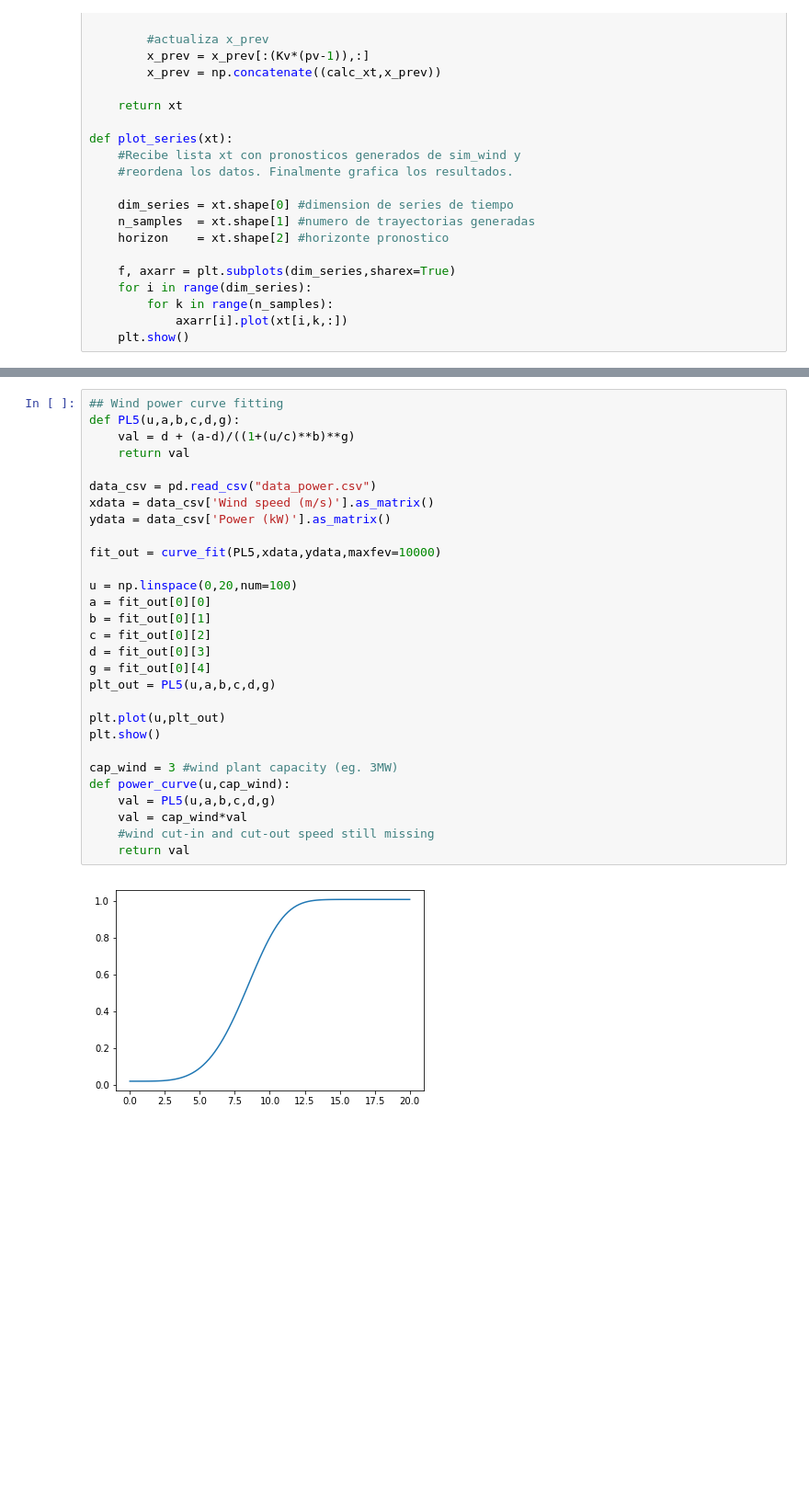
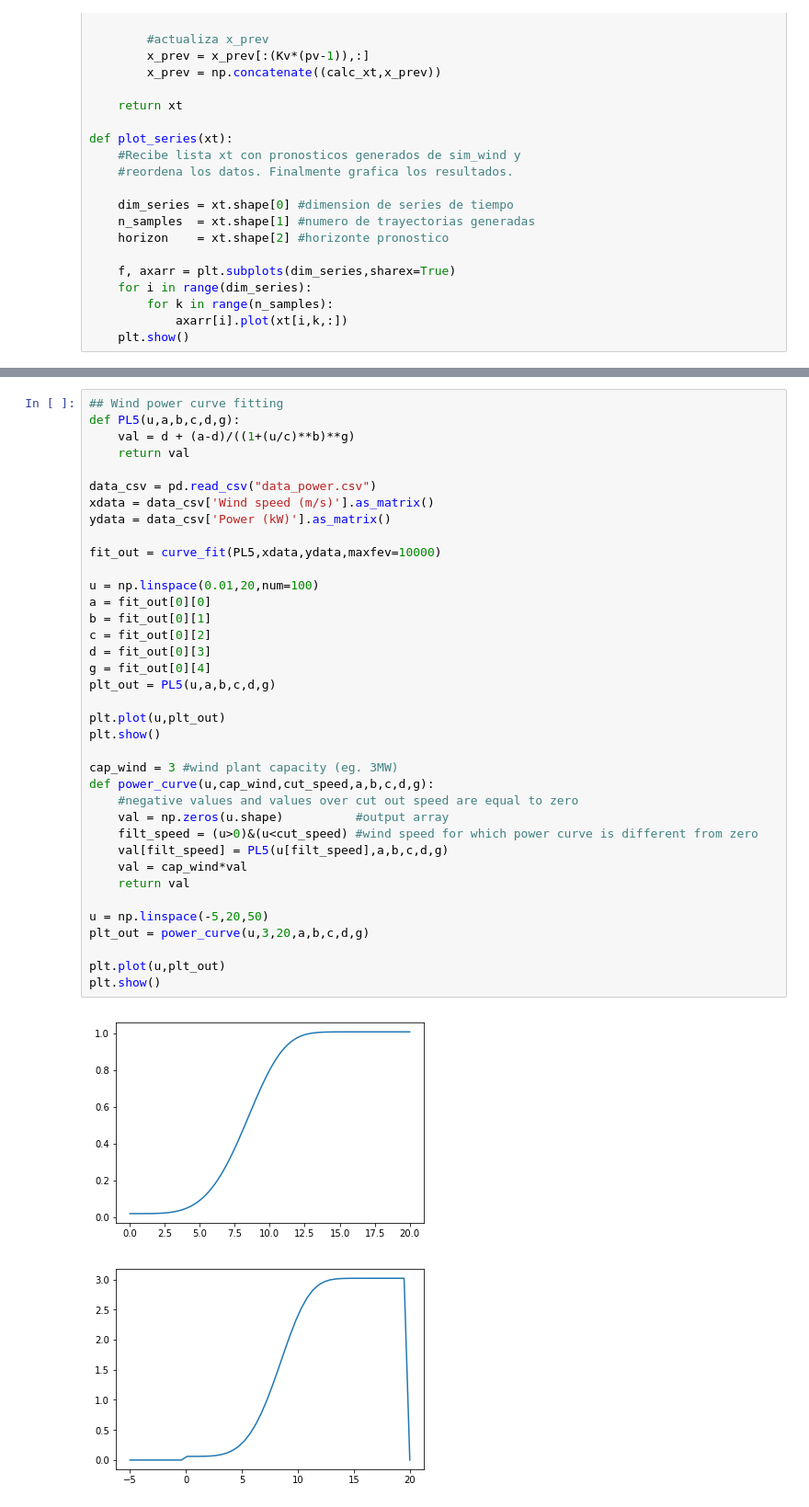
Before and after one commit to ChrisAMS/TAIM, a Jupyter notebook: 2dMC - low level.ipynb, the cells around one changed output, grey strips where cells are left out. Shown at 92% size. Drawn from its saved outputs; the diff is of its cells as text; blank space fills up the shorter version.

```diff
--- a/2dMC - low level.ipynb
+++ b/2dMC - low level.ipynb
@@ -82,34 +82,43 @@ plot_series(time_series)
 # %%
 ## Wind power curve fitting
 def PL5(u,a,b,c,d,g):
     val = d + (a-d)/((1+(u/c)**b)**g)
     return val
 
 data_csv = pd.read_csv("data_power.csv")
 xdata = data_csv['Wind speed (m/s)'].as_matrix()
 ydata = data_csv['Power (kW)'].as_matrix()
 
 fit_out = curve_fit(PL5,xdata,ydata,maxfev=10000)
 
-u = np.linspace(0,20,num=100)
+u = np.linspace(0.01,20,num=100)
 a = fit_out[0][0]
 b = fit_out[0][1]
 c = fit_out[0][2]
 d = fit_out[0][3]
 g = fit_out[0][4]
 plt_out = PL5(u,a,b,c,d,g)
 
 plt.plot(u,plt_out)
 plt.show()
 
 cap_wind = 3 #wind plant capacity (eg. 3MW)
-def power_curve(u,cap_wind):
-    val = PL5(u,a,b,c,d,g)
+def power_curve(u,cap_wind,cut_speed,a,b,c,d,g):
+    #negative values and values over cut out speed are equal to zero
+    val = np.zeros(u.shape)          #output array
+    filt_speed = (u>0)&(u<cut_speed) #wind speed for which power curve is different from zero
+    val[filt_speed] = PL5(u[filt_speed],a,b,c,d,g)
     val = cap_wind*val
-    #wind cut-in and cut-out speed still missing
     return val
+
+u = np.linspace(-5,20,50)
+plt_out = power_curve(u,3,20,a,b,c,d,g)
+
+plt.plot(u,plt_out)
+plt.show()
 # %% [output]
 [figure]
+[figure, added]
 # %%
 ## Apply transformation to simulated wind series: power + sum
 
```
Also changed, not shown: parts of 2 cells of this notebook, 1 other file.
